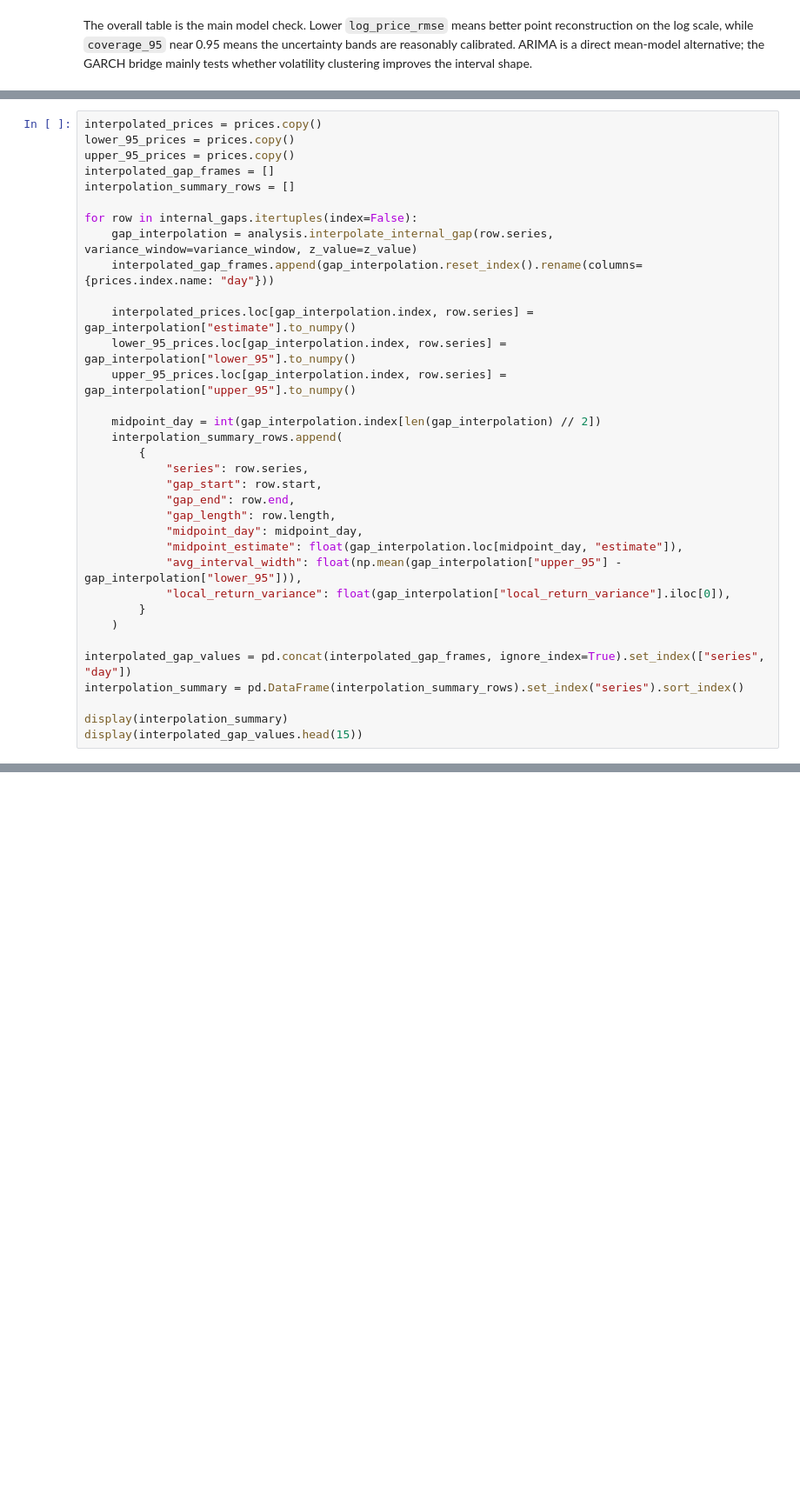
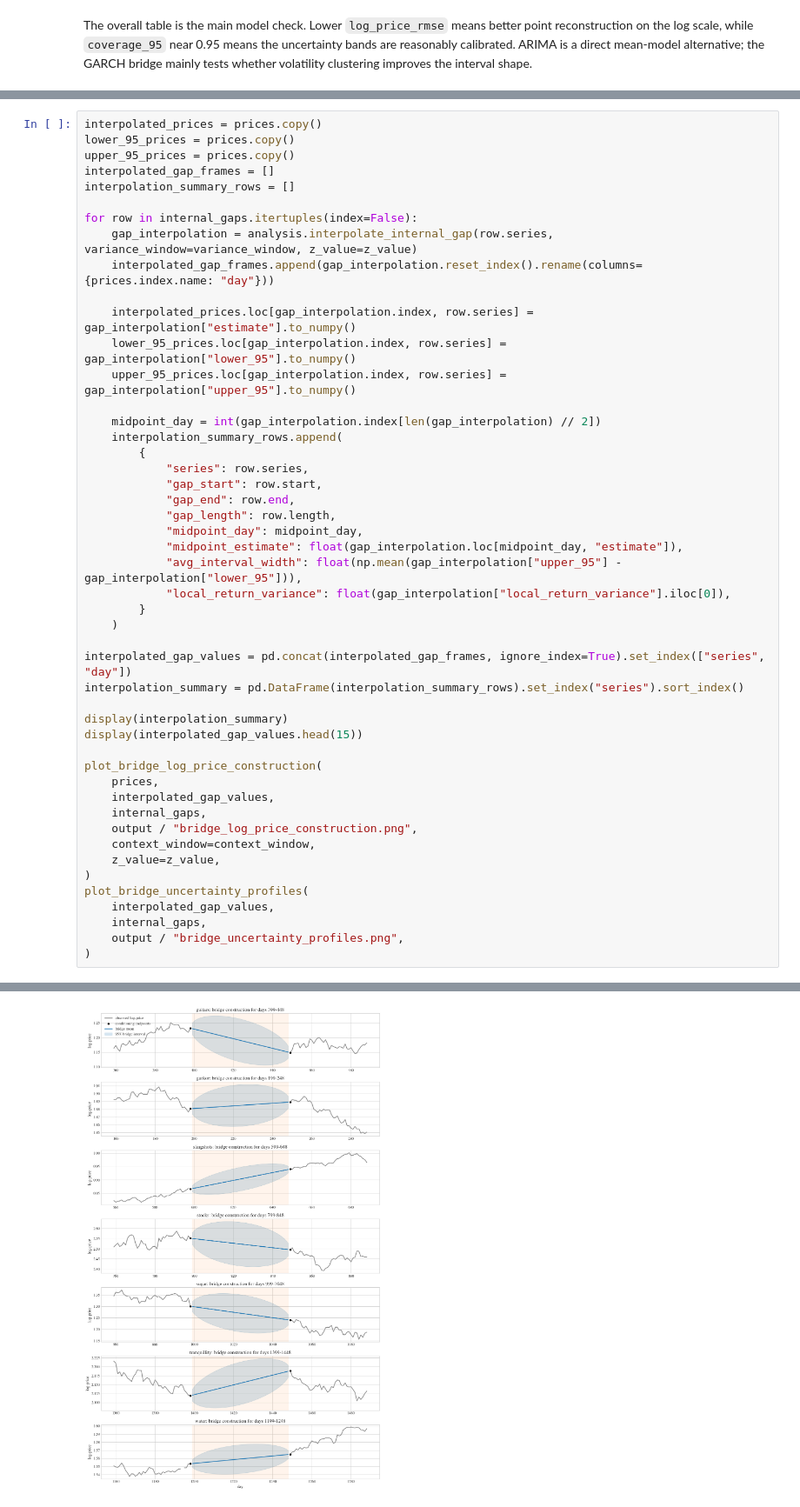
Before and after one commit to PeOll/TMS088, a Jupyter notebook: Subtasks/task2.ipynb, the cells around one changed output, grey strips where cells are left out. Shown at 87% size. Saved outputs shown, nothing was run; the diff lists cells and outputs as text; blank space fills up the shorter version.

```diff
--- a/Subtasks/task2.ipynb
+++ b/Subtasks/task2.ipynb
@@ -459,30 +513,45 @@ interpolation_summary = pd.DataFrame(interpolation_summary_rows).set_index("seri
 
 display(interpolation_summary)
 display(interpolated_gap_values.head(15))
+
+plot_bridge_log_price_construction(
+    prices,
+    interpolated_gap_values,
+    internal_gaps,
+    output / "bridge_log_price_construction.png",
+    context_window=context_window,
+    z_value=z_value,
+)
+plot_bridge_uncertainty_profiles(
+    interpolated_gap_values,
+    internal_gaps,
+    output / "bridge_uncertainty_profiles.png",
+)
 # %% [output]
 |  | gap_start | gap_end | gap_length | midpoint_day | midpoint_estimate | avg_interval_width | ... |
 | series |  |  |  |  |  |  | ... |
 | guitars | 399 | 448 | 50 | 424 | 3.286032 | 0.384765 | ... |
 | gurkor | 199 | 248 | 50 | 224 | 6.586692 | 0.281681 | ... |
 | slingshots | 599 | 648 | 50 | 624 | 2.468263 | 0.174919 | ... |
 | stocks | 799 | 848 | 50 | 824 | 12.463394 | 2.137973 | ... |
 | sugar | 999 | 1048 | 50 | 1024 | 3.559343 | 0.462921 | ... |
 | tranquillity | 1399 | 1448 | 50 | 1424 | 8.624282 | 0.824972 | ... |
 | water | 1199 | 1248 | 50 | 1224 | 4.755851 | 0.134574 | ... |
 |  |  | estimate | lower_95 | upper_95 | log_price_mean | log_price_std | local_return_variance |
 | series | day |  |  |  |  |  |  |
 | guitars | 399 | 3.423211 | 3.354456 | 3.493376 | 1.230579 | 0.010352 | 0.000109 |
 |  | 400 | 3.417616 | 3.321903 | 3.516086 | 1.228943 | 0.014492 | 0.000109 |
 |  | 401 | 3.412029 | 3.296545 | 3.531560 | 1.227307 | 0.017568 | 0.000109 |
 |  | 402 | 3.406452 | 3.275035 | 3.543143 | 1.225671 | 0.020073 | 0.000109 |
 |  | 403 | 3.400884 | 3.256064 | 3.552144 | 1.224035 | 0.022202 | 0.000109 |
 |  | 404 | 3.395325 | 3.238955 | 3.559243 | 1.222399 | 0.024055 | 0.000109 |
 |  | 405 | 3.389775 | 3.223302 | 3.564845 | 1.220763 | 0.025692 | 0.000109 |
 |  | 406 | 3.384234 | 3.208837 | 3.569217 | 1.219128 | 0.027152 | 0.000109 |
 |  | 407 | 3.378702 | 3.195376 | 3.572546 | 1.217492 | 0.028463 | 0.000109 |
 |  | 408 | 3.373179 | 3.182781 | 3.574967 | 1.215856 | 0.029643 | 0.000109 |
 |  | 409 | 3.367665 | 3.170950 | 3.576584 | 1.214220 | 0.030708 | 0.000109 |
 |  | 410 | 3.362160 | 3.159804 | 3.577477 | 1.212584 | 0.031670 | 0.000109 |
 |  | 411 | 3.356665 | 3.149277 | 3.577709 | 1.210948 | 0.032538 | 0.000109 |
 |  | 412 | 3.351178 | 3.139320 | 3.577333 | 1.209312 | 0.033319 | 0.000109 |
 |  | 413 | 3.345700 | 3.129890 | 3.576390 | 1.207676 | 0.034019 | 0.000109 |
+[figure, added]
```
Also changed, not shown: parts of 22 cells of this notebook, 39 other files.
